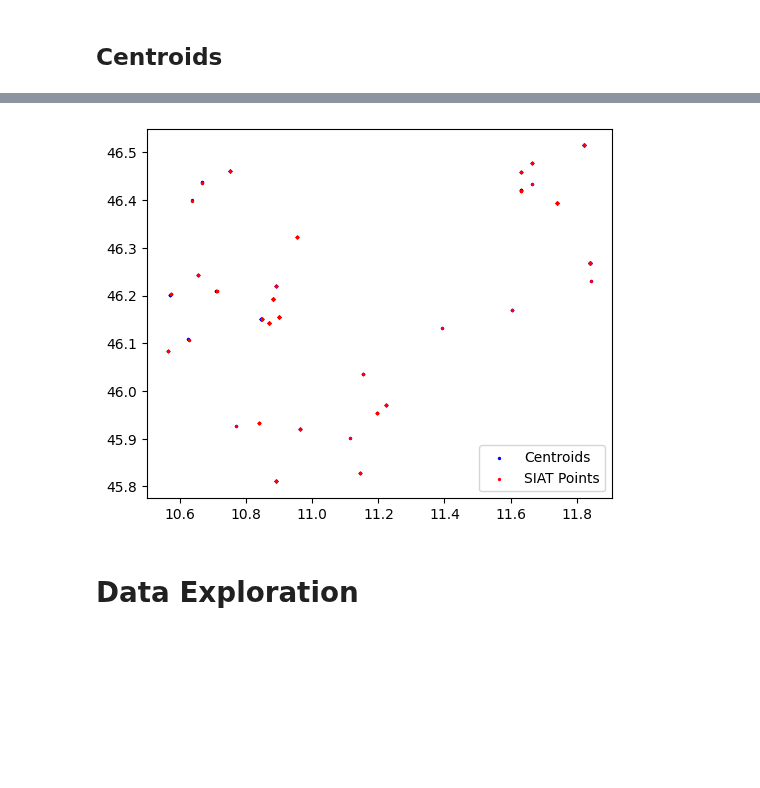
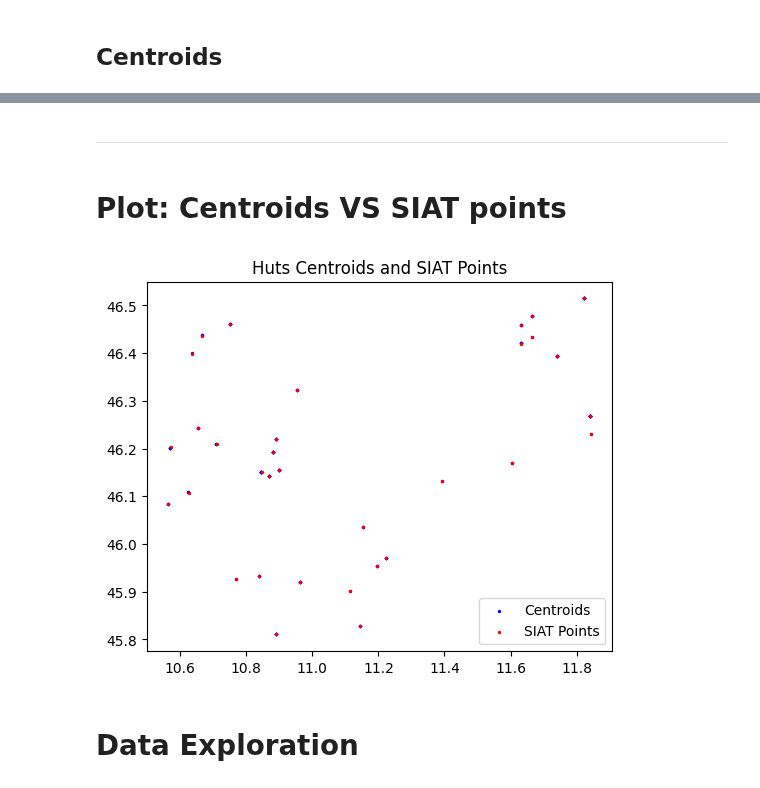
Before and after one commit to dclfbk/alpinehutsustainability, a Jupyter notebook: code/huts_download.ipynb, the cells around one changed output, grey strips where cells are left out. Cells and saved outputs as stored; diff of their text form; code cells hidden in the pictures; blank space fills up the shorter version.

```diff
--- a/code/huts_download.ipynb
+++ b/code/huts_download.ipynb
@@ -307,26 +293,25 @@ polygons_gdf.head()
+# %% [markdown]
+--------------
+# %% [markdown]
+# Plot: Centroids VS SIAT points
 # %%
-# Check with plot
+polygons_gdf = gpd.read_file('../data/huts/huts_polygons.geojson')
+points_gdf = gpd.read_file('../data/huts/huts_points.geojson')
 
 # Recover the centroid points from the x and y columns
 polygons_gdf['centroid'] = polygons_gdf.apply(lambda row: Point(row['centroid_x'], row['centroid_y']), axis=1)
 # Create a GeoDataFrame for centroids
-centroids_gdf = gpd.GeoDataFrame(polygons_gdf[['rifugio_nome', 'centroid']], geometry='centroid')
-
-# Create a GeoDataFrame for the SIAT points using the extracted coordinates
-siat_points_gdf = gpd.GeoDataFrame(
-    polygons_gdf[['standardized_name', 'siat_point_x', 'siat_point_y']],
-    geometry=[Point(xy) for xy in zip(polygons_gdf['siat_point_x'], polygons_gdf['siat_point_y'])],
-    crs=polygons_gdf.crs
-)
+centroids_gdf = gpd.GeoDataFrame(polygons_gdf[['standard_name', 'centroid']], geometry='centroid')
 
 # Plotting
 fig, ax = plt.subplots()
 centroids_gdf.plot(ax=ax, color='blue', markersize=2, label='Centroids')
-siat_points_gdf.plot(ax=ax, color='red', marker='o', markersize=2, label='SIAT Points')
+points_gdf.plot(ax=ax, color='red', marker='o', markersize=2, label='SIAT Points')
+plt.title('Huts Centroids and SIAT Points')
 plt.legend()
 plt.show()
 
 # Delete centroid column (extra geometry)
 polygons_gdf = polygons_gdf.drop(columns=['centroid'])
 # %% [output]
-[figure, old version]
+[figure, new version]
```
Also changed, not shown: parts of 43 cells of this notebook, 12 other files.
